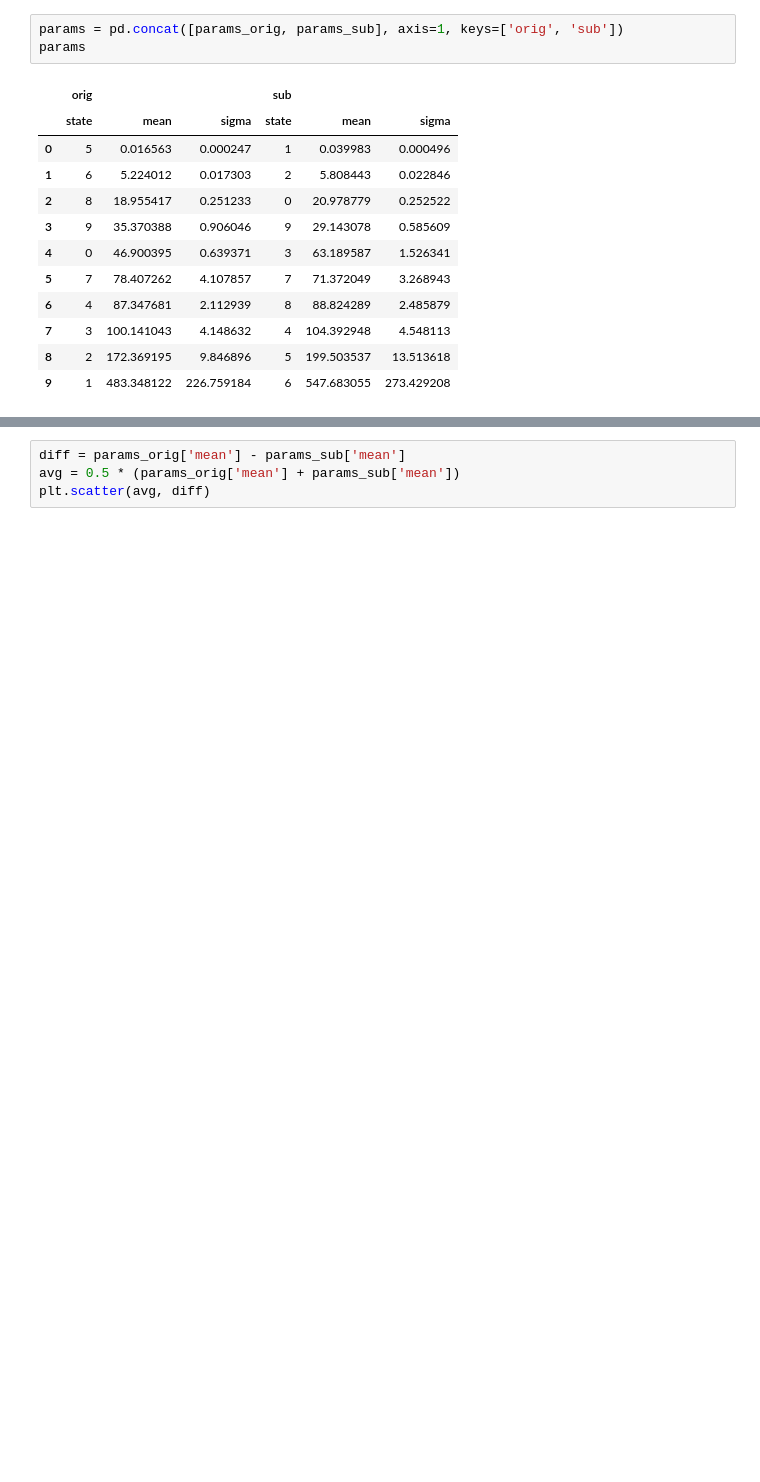
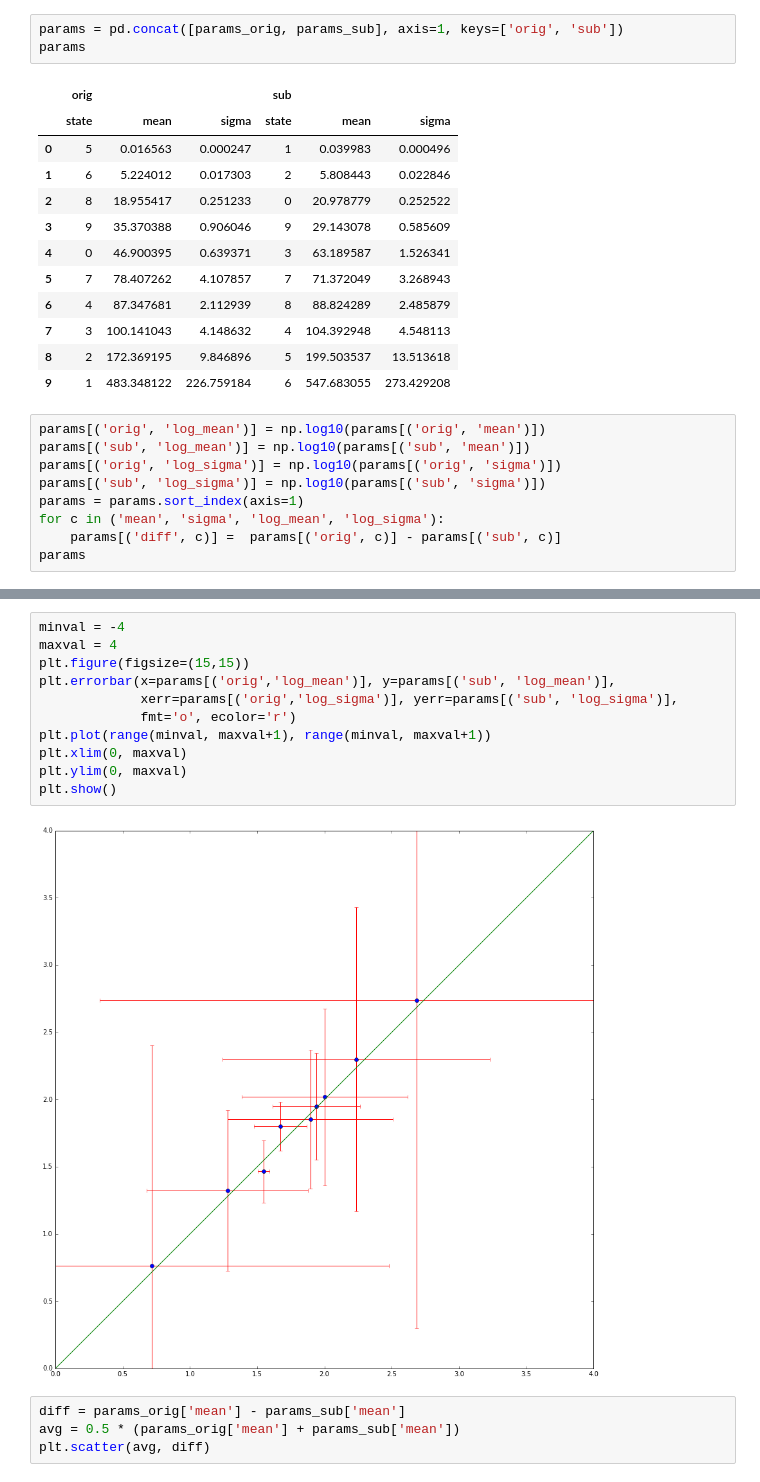
Before and after one commit to wadpac/millenniumcohort-acc, a Jupyter notebook: python/notebooks/Reproducibility.ipynb, the cells around one changed output, grey strips where cells are left out. Drawn from its saved outputs; the diff is of its cells as text; blank space fills up the shorter version.

```diff
--- a/python/notebooks/Reproducibility.ipynb
+++ b/python/notebooks/Reproducibility.ipynb
@@ -54,3 +54,12 @@ params
 | 7 | 3 | 100.141043 | 4.148632 | 4 | 104.392948 | 4.548113 |
 | 8 | 2 | 172.369195 | 9.846896 | 5 | 199.503537 | 13.513618 |
 | 9 | 1 | 483.348122 | 226.759184 | 6 | 547.683055 | 273.429208 |
+# %%
+params[('orig', 'log_mean')] = np.log10(params[('orig', 'mean')])
+params[('sub', 'log_mean')] = np.log10(params[('sub', 'mean')])
+params[('orig', 'log_sigma')] = np.log10(params[('orig', 'sigma')])
+params[('sub', 'log_sigma')] = np.log10(params[('sub', 'sigma')])
+params = params.sort_index(axis=1)
+for c in ('mean', 'sigma', 'log_mean', 'log_sigma'):
+    params[('diff', c)] =  params[('orig', c)] - params[('sub', c)]
+params
@@ -66,6 +88,19 @@ plt.ylim(0, maxval)
 plt.show()
 # %% [output]
 [figure]
+# %%
+minval = -4
+maxval = 4
+plt.figure(figsize=(15,15))
+plt.errorbar(x=params[('orig','log_mean')], y=params[('sub', 'log_mean')],
+             xerr=params[('orig','log_sigma')], yerr=params[('sub', 'log_sigma')],
+             fmt='o', ecolor='r')
+plt.plot(range(minval, maxval+1), range(minval, maxval+1))
+plt.xlim(0, maxval)
+plt.ylim(0, maxval)
+plt.show()
+# %% [output]
+[figure, added]
 # %%
 diff = params_orig['mean'] - params_sub['mean']
 avg = 0.5 * (params_orig['mean'] + params_sub['mean'])
```
Also changed, not shown: parts of 4 cells of this notebook.
